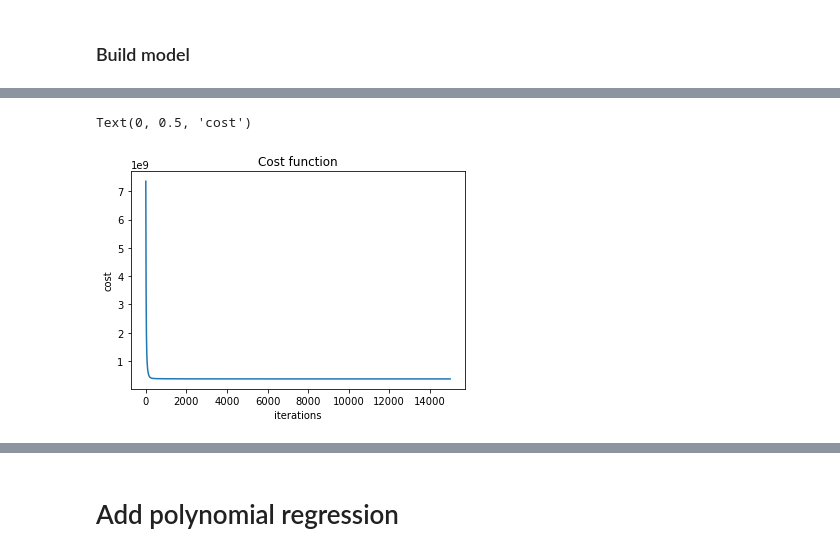
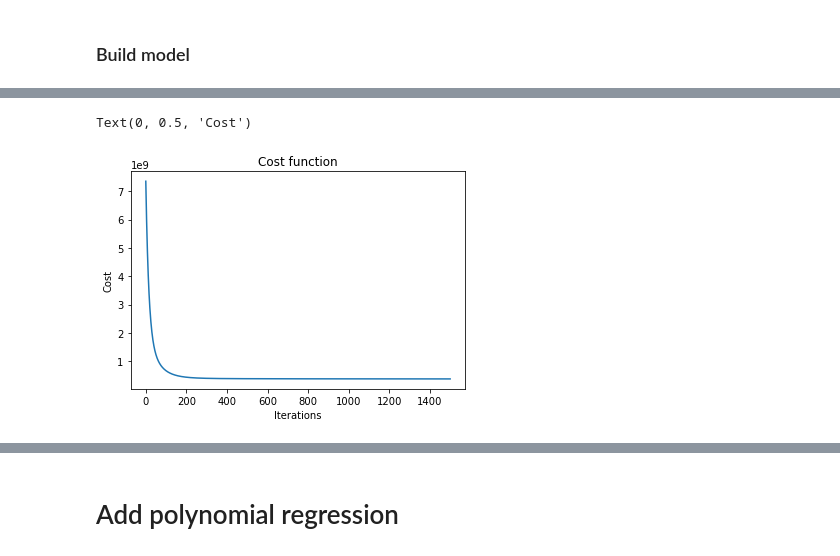
Before and after one commit to shanghongsim/term3_dtp, a Jupyter notebook: T3 2D project .ipynb, the cells around one changed output, grey strips where cells are left out. Cells and saved outputs as stored; diff of their text form; code cells hidden in the pictures.

```diff
--- a/T3 2D project .ipynb
+++ b/T3 2D project .ipynb
@@ -302,50 +306,35 @@ feature=['population_density','gdp_per_capita',
          'hosp_patients','icu_patients_per_million','icu_patients']
 
 df_feature, df_target = get_features_targets(df_covid, feature, ['total_deaths'])
-# print(df_target)
-# print(df_feature.isna().sum())
 
 # Normalize features
 df_feature_z=normalize_z(df_feature)
-# print(df_feature_z.describe())
 
-# test
+# Export same set of data to excel for excel analysis
 frames=[df_feature_z , df_target]
 excel = pd.concat(frames,axis=1)
 excel = excel.fillna(0)
-display(excel)
+# display(excel)
 excel.to_excel("covid_data_excel.xlsx")
 
 # Prepare X and target vector
 X = prepare_feature(df_feature_z)
-# print(X.shape)
 m=X.shape[1]
-print(X.shape[0])
 target = prepare_target(df_target)
 
 # Set up gradient descent
-iterations = 15000
+iterations = 1500
 alpha = 0.01
 beta = np.zeros((m,1))
-#np.ones((m,1))
 
 # Call the gradient_descent function
 beta, J_storage = gradient_descent(X, target, beta, alpha, iterations)
-# print(beta)
 # with np.printoptions(threshold=np.inf):
 #     print(beta)
-# print(beta.shape)
-
-# Call the predict method to get the y predicted
-pred = predict(df_feature, beta)
 
 # Normal equation
 X_sq=np.linalg.inv(np.matmul(X.T,X))
 Xy=np.matmul(X.T,target)
 beta_n= np.matmul(X_sq,Xy)
-# print(beta_n)
-# print(beta_n.shape)
-# print(beta_n==beta)
-
 
 #'handwashing_facilities',
@@ -367,8 +341,8 @@ beta_n= np.matmul(X_sq,Xy)
 # %%
 plt.plot(J_storage)
 plt.title('Cost function')
-plt.xlabel('iterations')
-plt.ylabel('cost')
+plt.xlabel('Iterations')
+plt.ylabel('Cost')
 # %% [output]
-Text(0, 0.5, 'cost')
+Text(0, 0.5, 'Cost')
-[figure, old version]
+[figure, new version]
```
Also changed, not shown: parts of 11 cells of this notebook, 2 other files.
